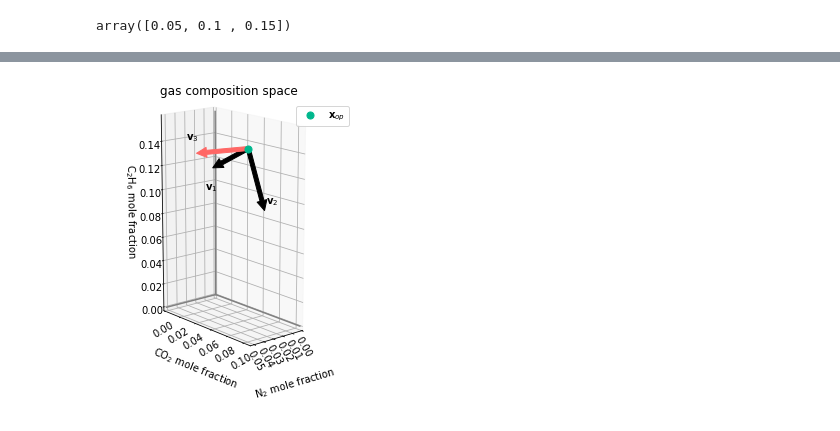
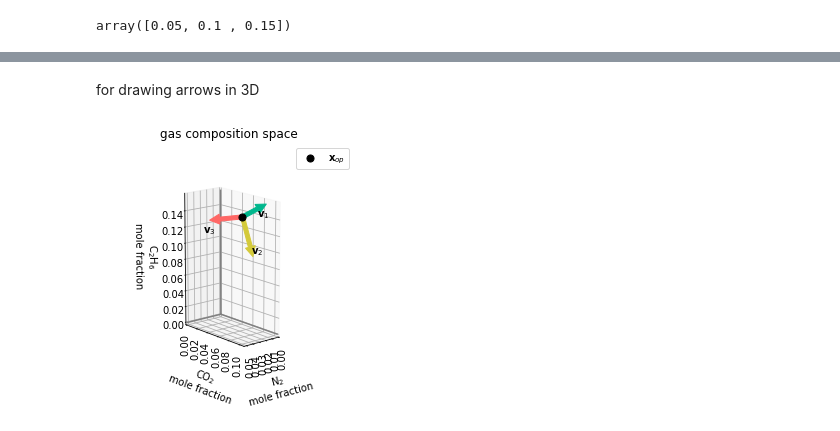
Before and after one commit to SimonEnsemble/unresponsive_directions_in_sensors, a Jupyter notebook: IAST.ipynb, the cells around one changed output, grey strips where cells are left out. Cells and saved outputs as stored; diff of their text form; code cells hidden in the pictures.

Commit message:
use red green blue for directions

```diff
--- a/IAST.ipynb
+++ b/IAST.ipynb
@@ -13,5 +15,5 @@ import numdifftools as ndt
 # %%
-cool_colors = {'green': (0.0, 0.716, 0.554), 'red': (1.0, 0.403, 0.397), 'blue': (0.0, 0.747, 1.0)}
+cool_colors = {'green': (0.0, 0.716, 0.554), 'red': (1.0, 0.403, 0.397), 'blue': (0.0, 0.747, 1.0), "yellow": (0.830929, 0.793470, 0.225663), "purple": (0.745987, 0.663119, 1.000000)}
 # %% [markdown]
 # load gas adsorption data
 
@@ -388,3 +390,5 @@ v1, v2, v3
+# %% [markdown]
+for drawing arrows in 3D
 # %%
 # https://gist.github.com/WetHat/1d6cd0f7309535311a539b42cccca89c
 class Arrow3D(FancyArrowPatch):
@@ -424,48 +427,53 @@ r = 0.05
 
 fig, ax = plt.subplots(subplot_kw={"projection": "3d"})
 
-plt.xticks(rotation=-60)
-plt.yticks(rotation=30)
-ax.tick_params(axis="x", pad=-6)
-ax.tick_params(axis="y", pad=-3)
-ax.set_xlabel(gas_to_label[contaminants[0]] + " mole fraction")
-ax.set_ylabel(gas_to_label[contaminants[1]] + " mole fraction")
-ax.set_zlabel(gas_to_label[contaminants[2]] + " mole fraction", labelpad=10)
+plt.xticks(rotation=90)
+plt.yticks(rotation=90)
+ax.tick_params(axis="x", pad=0)
+ax.tick_params(axis="y", pad=0)
+ax.tick_params(axis="z", pad=10)
+ax.set_xlabel(gas_to_label[contaminants[0]] + "\nmole fraction", labelpad=16)
+ax.set_ylabel(gas_to_label[contaminants[1]] + "\nmole fraction", labelpad=22)
+ax.set_zlabel(gas_to_label[contaminants[2]] + "\nmole fraction", labelpad=35)
 
 ax.set_title("gas composition space")
 
-ax.scatter(x_op[0], x_op[1], x_op[2], color=cool_colors["green"], s=50, label="$\mathbf{x}_{op}$")
+ax.scatter(x_op[0], x_op[1], x_op[2], color="k", s=50, label="$\mathbf{x}_{op}$")
 v_labels = ["$\mathbf{v}_1$", "$\mathbf{v}_2$", "$\mathbf{v}_3$"]
-v_label_stretches = [-0.02, 0.02, 0.02]
+v_label_stretches = [-0.02, 0.02, -0.02]
 
 for (i, v) in enumerate([v1, v2, v3]):
     color = "k"
     if i == 2:
         color = cool_colors["red"]
+    if i == 0:
+        color = cool_colors["green"]
+    if i == 1:
+        color = cool_colors["yellow"]
     ax.arrow3D(x_op[0], x_op[1], x_op[2],
                r*v[0], r*v[1], r*v[2],
                v_labels[i],
                v_label_stretches[i],
                mutation_scale=20,
                ec=color,
                fc=color)
 # https://github.com/matplotlib/matplotlib/issues/17172
 
 ax.set_xlim(xmin=0)
 ax.set_ylim(ymin=0)
 ax.set_zlim(zmin=0)
 ax.set_box_aspect([ub - lb for lb, ub in (getattr(ax, f'get_{a}lim')() for a in 'xyz')])
 
 ax.legend()
 ax.view_init(elev=15., azim=50)
 
 plt.plot([0, ax.get_xlim()[1]], [0, 0], [0, 0], c="grey", zorder=1)
 plt.plot([0, 0], [0, ax.get_ylim()[1]], [0, 0], c="grey", zorder=1)
 plt.plot([0, 0], [0, 0], [0, ax.get_zlim()[1]], c="grey", zorder=1)
-
+ax.dist = 15
 
 plt.tight_layout()
-plt.savefig("2mof_composition_space.pdf", format="pdf")
+plt.savefig("two_mof_composition_space.pdf", format="pdf")
 plt.show()
 # %% [output]
-[figure, old version]
+[figure, new version]
```
Also changed, not shown: parts of 23 cells of this notebook, 2 other files.
